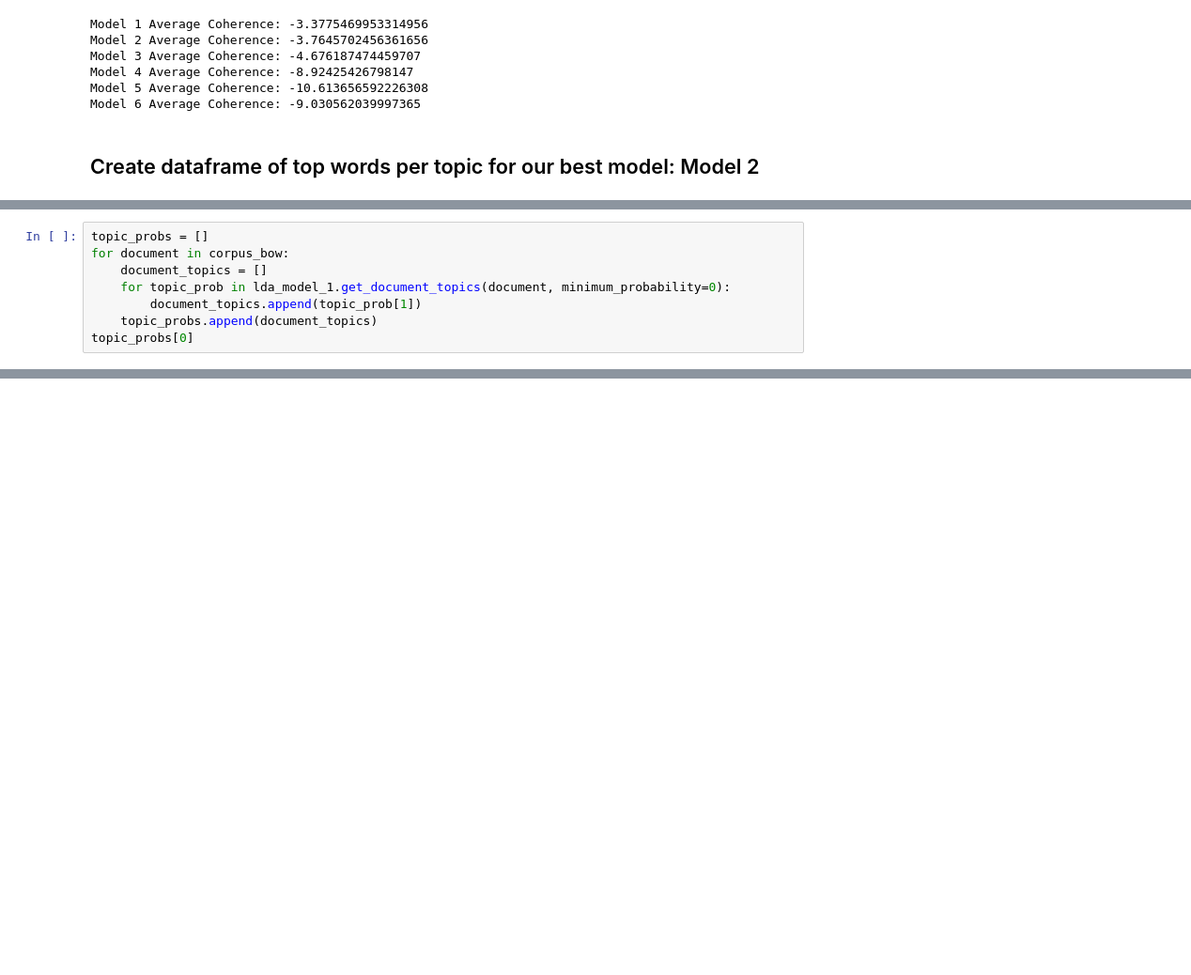
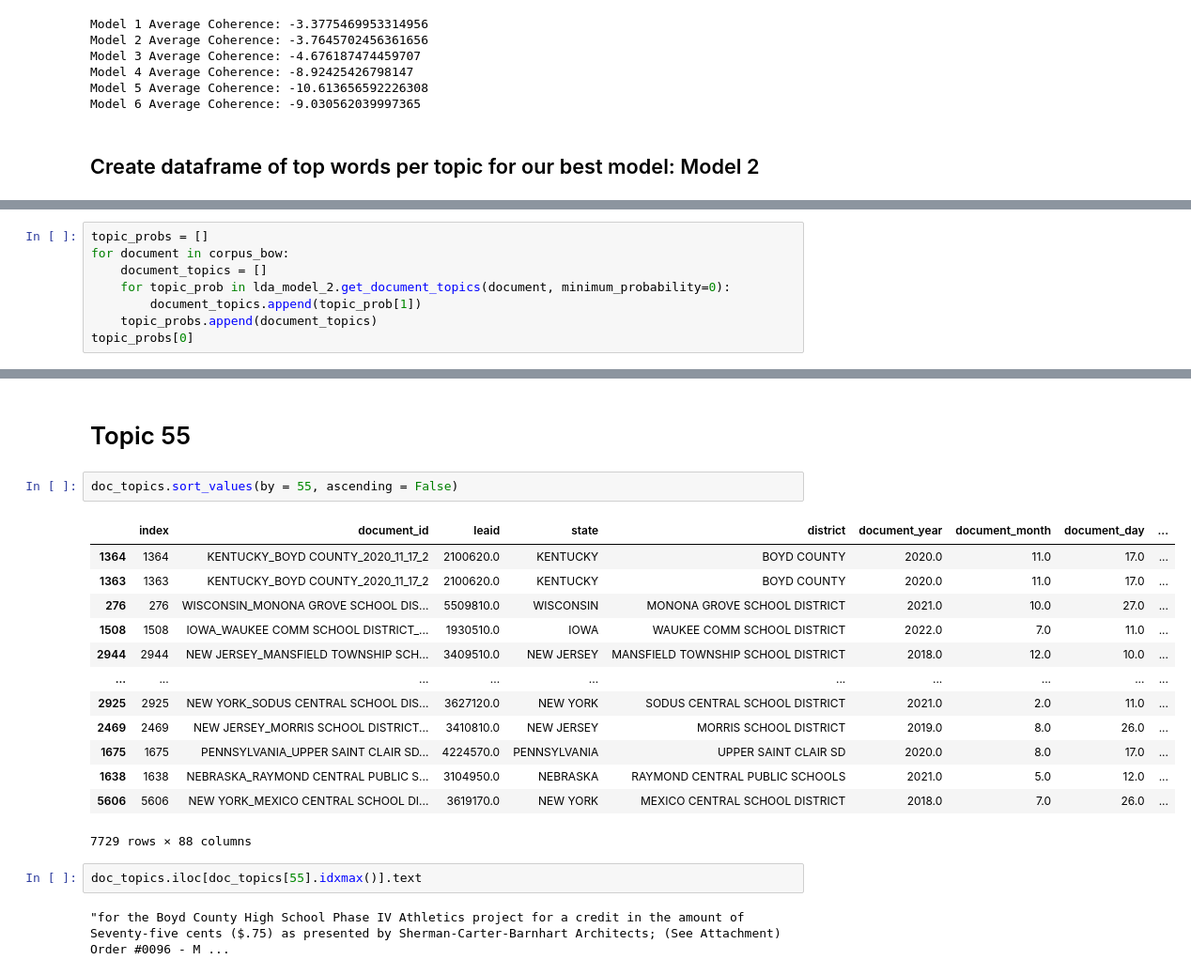
Before and after one commit to giovanni-lunetta/Text-Analytics-Coding-HW, a Jupyter notebook: Assignment-3/assignment3.ipynb, the cells around one changed output, grey strips where cells are left out. Shown at 94% size. Drawn from its saved outputs; the diff is of its cells as text; blank space fills up the shorter version.

```diff
--- a/Assignment-3/assignment3.ipynb
+++ b/Assignment-3/assignment3.ipynb
@@ -540,8 +522,0 @@ NameError: name 'lda_model' is not defined
-# %%
-topic_probs = []
-for document in corpus_bow:
-    document_topics = []
-    for topic_prob in lda_model_1.get_document_topics(document, minimum_probability=0):
-        document_topics.append(topic_prob[1])
-    topic_probs.append(document_topics)
-topic_probs[0]
@@ -630,0 +523,8 @@ doc_topics.sort_values(by = 7, ascending = False)
+# %%
+topic_probs = []
+for document in corpus_bow:
+    document_topics = []
+    for topic_prob in lda_model_2.get_document_topics(document, minimum_probability=0):
+        document_topics.append(topic_prob[1])
+    topic_probs.append(document_topics)
+topic_probs[0]
@@ -630,0 +598,22 @@ doc_topics.sort_values(by = 7, ascending = False)
+# %% [markdown]
+# Topic 55
+# %%
+doc_topics.sort_values(by = 55, ascending = False)
+# %% [output]
+|  | index | document_id | leaid | state | district | document_year | document_month | document_day | ... |
+| 1364 | 1364 | KENTUCKY_BOYD COUNTY_2020_11_17_2 | 2100620.0 | KENTUCKY | BOYD COUNTY | 2020.0 | 11.0 | 17.0 | ... |
+| 1363 | 1363 | KENTUCKY_BOYD COUNTY_2020_11_17_2 | 2100620.0 | KENTUCKY | BOYD COUNTY | 2020.0 | 11.0 | 17.0 | ... |
+| 276 | 276 | WISCONSIN_MONONA GROVE SCHOOL DIS... | 5509810.0 | WISCONSIN | MONONA GROVE SCHOOL DISTRICT | 2021.0 | 10.0 | 27.0 | ... |
+| 1508 | 1508 | IOWA_WAUKEE COMM SCHOOL DISTRICT_... | 1930510.0 | IOWA | WAUKEE COMM SCHOOL DISTRICT | 2022.0 | 7.0 | 11.0 | ... |
+| 2944 | 2944 | NEW JERSEY_MANSFIELD TOWNSHIP SCH... | 3409510.0 | NEW JERSEY | MANSFIELD TOWNSHIP SCHOOL DISTRICT | 2018.0 | 12.0 | 10.0 | ... |
+| ... | ... | ... | ... | ... | ... | ... | ... | ... | ... |
+| 2925 | 2925 | NEW YORK_SODUS CENTRAL SCHOOL DIS... | 3627120.0 | NEW YORK | SODUS CENTRAL SCHOOL DISTRICT | 2021.0 | 2.0 | 11.0 | ... |
+| 2469 | 2469 | NEW JERSEY_MORRIS SCHOOL DISTRICT... | 3410810.0 | NEW JERSEY | MORRIS SCHOOL DISTRICT | 2019.0 | 8.0 | 26.0 | ... |
+| 1675 | 1675 | PENNSYLVANIA_UPPER SAINT CLAIR SD... | 4224570.0 | PENNSYLVANIA | UPPER SAINT CLAIR SD | 2020.0 | 8.0 | 17.0 | ... |
+| 1638 | 1638 | NEBRASKA_RAYMOND CENTRAL PUBLIC S... | 3104950.0 | NEBRASKA | RAYMOND CENTRAL PUBLIC SCHOOLS | 2021.0 | 5.0 | 12.0 | ... |
+| 5606 | 5606 | NEW YORK_MEXICO CENTRAL SCHOOL DI... | 3619170.0 | NEW YORK | MEXICO CENTRAL SCHOOL DISTRICT | 2018.0 | 7.0 | 26.0 | ... |
+7729 rows × 88 columns
+# %%
+doc_topics.iloc[doc_topics[55].idxmax()].text
+# %% [output]
+"for the Boyd County High School Phase IV Athletics project for a credit in the amount of Seventy-five cents ($.75) as presented by Sherman-Carter-Barnhart Architects; (See Attachment) Order #0096 - M ...
```
Also changed, not shown: parts of 31 cells of this notebook, 1 other file.
